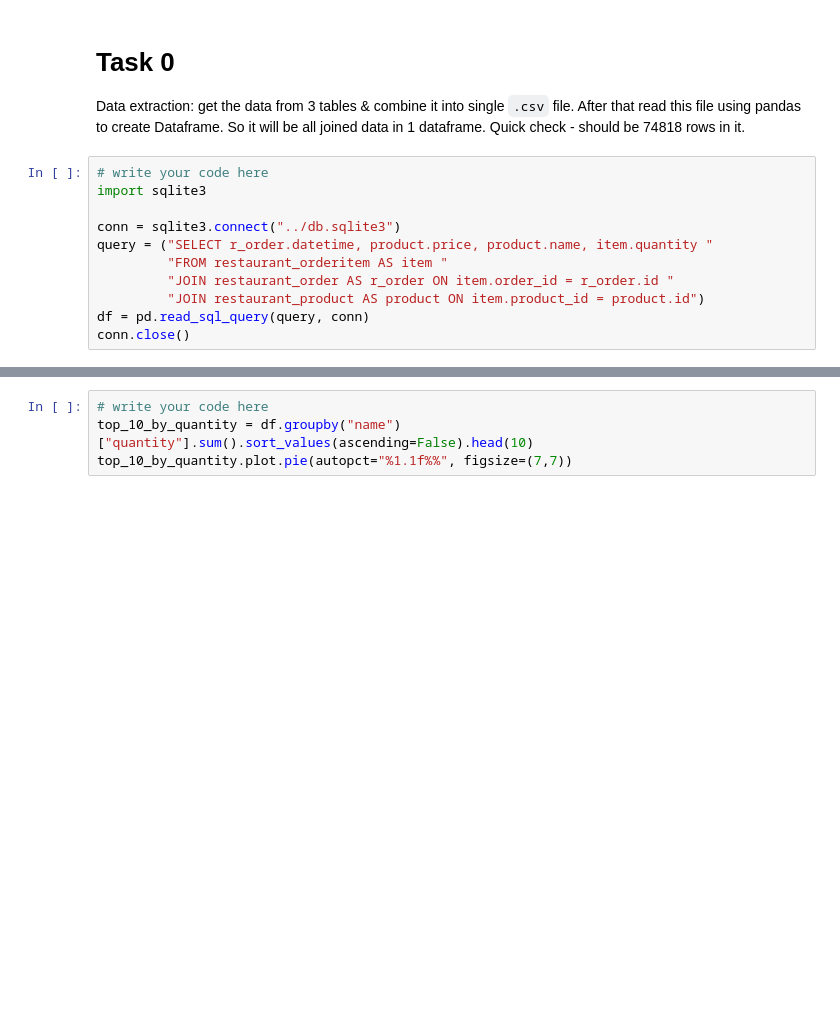
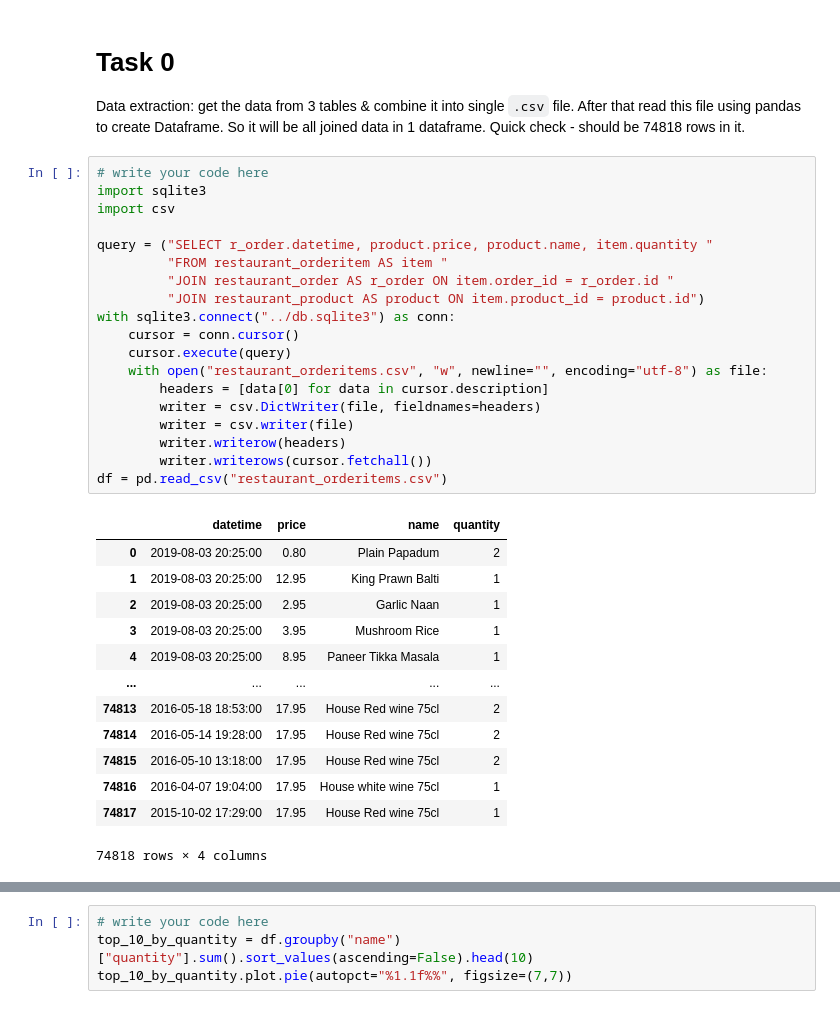
Before and after one commit to Roman-Sokolov-V/py-restaurant-data-analysis, a Jupyter notebook: app/main.ipynb, the cells around one changed output, grey strips where cells are left out. Cells and saved outputs as stored; diff of their text form; blank space fills up the shorter version.

```diff
--- a/app/main.ipynb
+++ b/app/main.ipynb
@@ -9,14 +9,36 @@ So it will be all joined data in 1 dataframe. Quick check - should be 74818 rows
 # %%
 # write your code here
 import sqlite3
+import csv
 
-conn = sqlite3.connect("../db.sqlite3")
 query = ("SELECT r_order.datetime, product.price, product.name, item.quantity "
          "FROM restaurant_orderitem AS item "
          "JOIN restaurant_order AS r_order ON item.order_id = r_order.id "
          "JOIN restaurant_product AS product ON item.product_id = product.id")
-df = pd.read_sql_query(query, conn)
-conn.close()
+with sqlite3.connect("../db.sqlite3") as conn:
+    cursor = conn.cursor()
+    cursor.execute(query)
+    with open("restaurant_orderitems.csv", "w", newline="", encoding="utf-8") as file:
+        headers = [data[0] for data in cursor.description]
+        writer = csv.DictWriter(file, fieldnames=headers)
+        writer = csv.writer(file)
+        writer.writerow(headers)
+        writer.writerows(cursor.fetchall())
+df = pd.read_csv("restaurant_orderitems.csv")
+# %% [output]
+|  | datetime | price | name | quantity |
+| 0 | 2019-08-03 20:25:00 | 0.80 | Plain Papadum | 2 |
+| 1 | 2019-08-03 20:25:00 | 12.95 | King Prawn Balti | 1 |
+| 2 | 2019-08-03 20:25:00 | 2.95 | Garlic Naan | 1 |
+| 3 | 2019-08-03 20:25:00 | 3.95 | Mushroom Rice | 1 |
+| 4 | 2019-08-03 20:25:00 | 8.95 | Paneer Tikka Masala | 1 |
+| ... | ... | ... | ... | ... |
+| 74813 | 2016-05-18 18:53:00 | 17.95 | House Red wine 75cl | 2 |
+| 74814 | 2016-05-14 19:28:00 | 17.95 | House Red wine 75cl | 2 |
+| 74815 | 2016-05-10 13:18:00 | 17.95 | House Red wine 75cl | 2 |
+| 74816 | 2016-04-07 19:04:00 | 17.95 | House white wine 75cl | 1 |
+| 74817 | 2015-10-02 17:29:00 | 17.95 | House Red wine 75cl | 1 |
+74818 rows × 4 columns
 # %% [markdown]
 # Task 1
 Get Top 10 most popular products in restaurant sold by Quantity.
```
